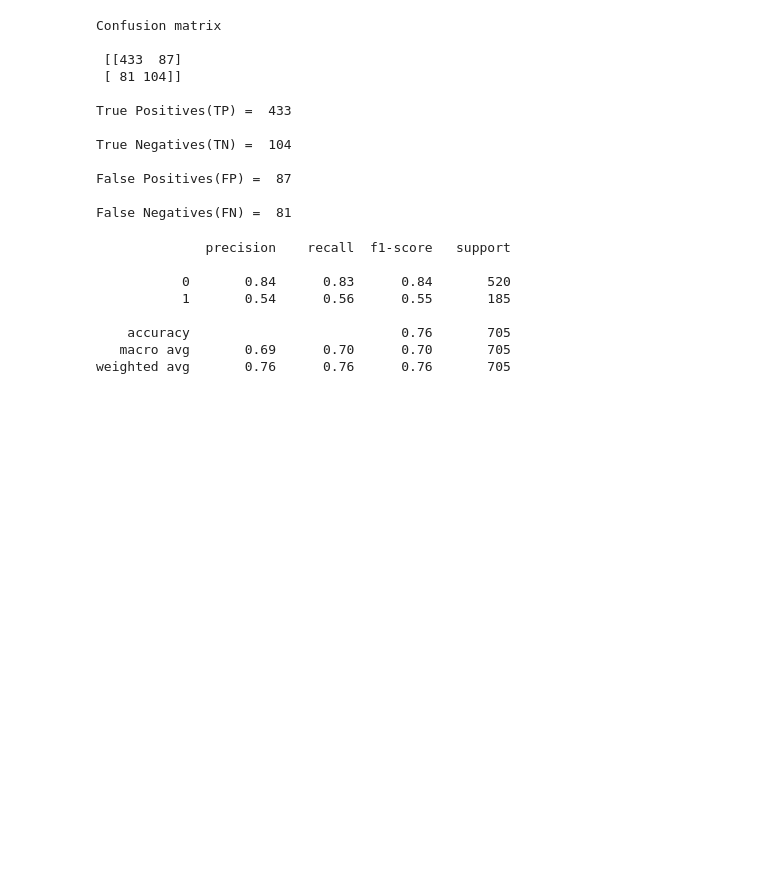
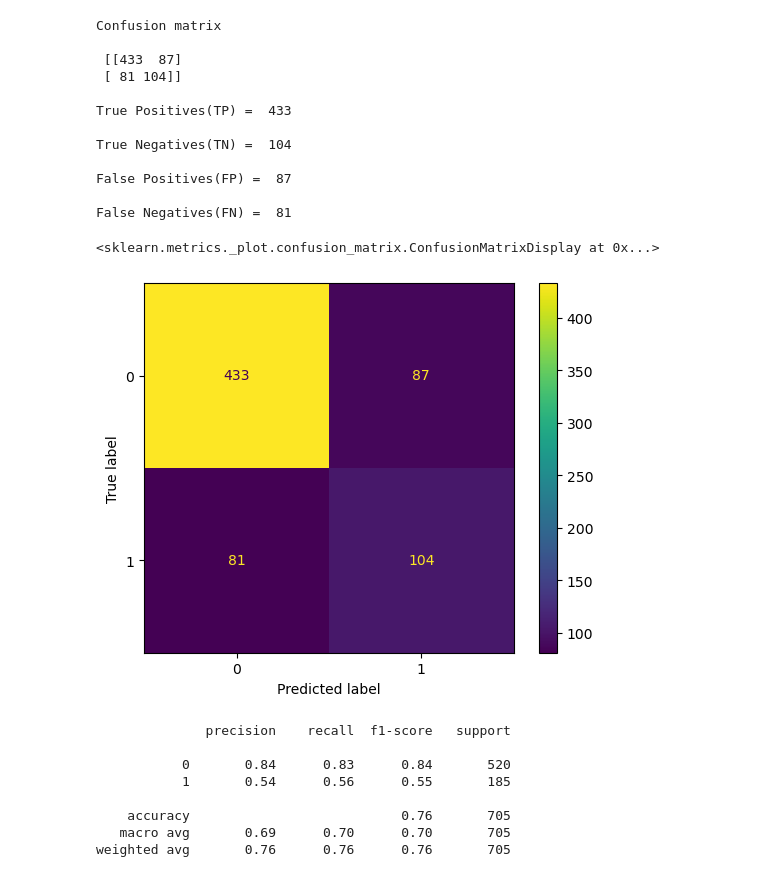
Before and after one commit to ABF-QC/Module2_Project2_team, a Jupyter notebook: notebook/Model2.ipynb, the cells around one changed output. Drawn from its saved outputs; the diff is of its cells as text; code cells hidden in the pictures; blank space fills up the shorter version.

```diff
--- a/notebook/Model2.ipynb
+++ b/notebook/Model2.ipynb
@@ -64,7 +61,11 @@ y = churn_df['Churn Value']
 # %% [markdown]
 ### Split dataset (training/testing)
 # %%
-X_train, X_test, y_train, y_test = train_test_split(X, y, train_size=0.9, random_state=5)
+# Separating the dataset into a training dataset (70%) and testing+validation (30%) dataset
+X_train, X_test_validation, y_train, y_test_validation = train_test_split(X, y, train_size=0.7, random_state=5)
+
+# Separating the testing+valisation dataset into a testing dataset (15%) and a validation dataset (15%)
+X_val, X_test, y_val, y_test = train_test_split(X_test_validation, y_test_validation, test_size=0.5, random_state=5)
 # %% [markdown]
 ### Converting data subset to dataframe
 # %%
@@ -177,6 +178,13 @@ True Negatives(TN) =  104
 False Positives(FP) =  87
 
 False Negatives(FN) =  81
+# %%
+# Display the confusion matrix using ConfusionMatrixDisplay
+cm_display = ConfusionMatrixDisplay(confusion_matrix=cm)
+cm_display.plot()
+# %% [output]
+<sklearn.metrics._plot.confusion_matrix.ConfusionMatrixDisplay at 0x...>
+[figure, added]
 # %%
 # Classification report
 
```
Also changed, not shown: parts of 5 cells of this notebook.
